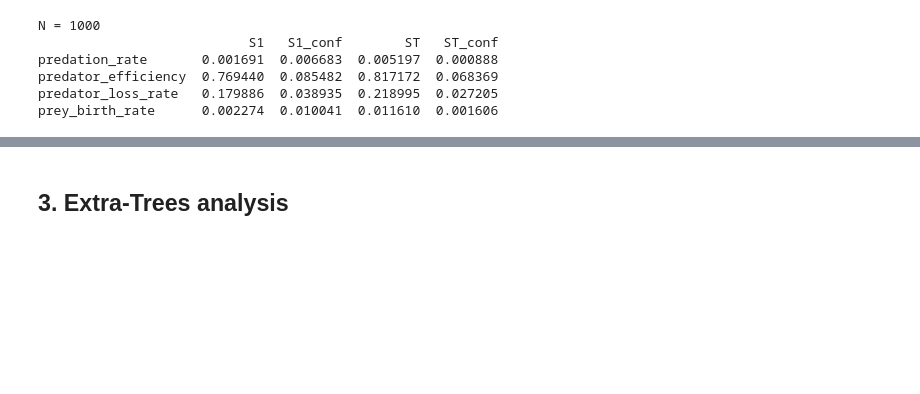
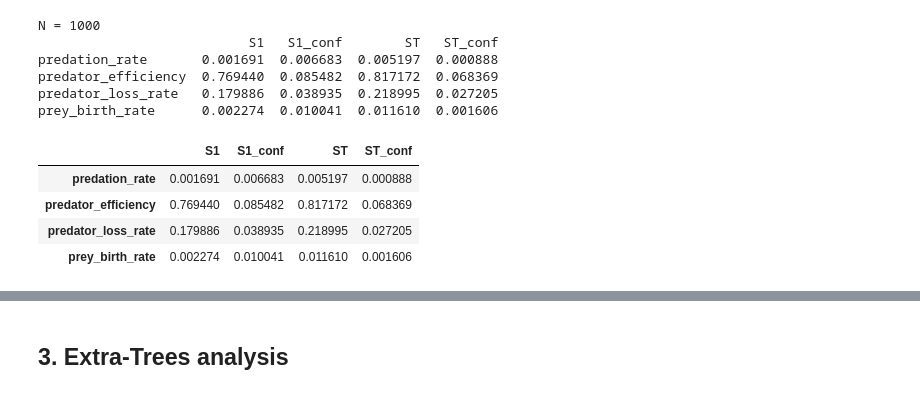
Before and after one commit to yuvenious/epa1361_titan, a Jupyter notebook: week_3/sensitivity_analysis_assignment.ipynb, the cells around one changed output, grey strips where cells are left out. Saved outputs shown, nothing was run; the diff lists cells and outputs as text; code cells hidden in the pictures; blank space fills up the shorter version.

```diff
--- a/week_3/sensitivity_analysis_assignment.ipynb
+++ b/week_3/sensitivity_analysis_assignment.ipynb
@@ -527,0 +530,8 @@ prey_birth_rate      0.002274  0.010041  0.011610  0.001606
+# %%
+Si_df
+# %% [output]
+|  | S1 | S1_conf | ST | ST_conf |
+| predation_rate | 0.001691 | 0.006683 | 0.005197 | 0.000888 |
+| predator_efficiency | 0.769440 | 0.085482 | 0.817172 | 0.068369 |
+| predator_loss_rate | 0.179886 | 0.038935 | 0.218995 | 0.027205 |
+| prey_birth_rate | 0.002274 | 0.010041 | 0.011610 | 0.001606 |
```
Also changed, not shown: parts of 5 cells of this notebook.
